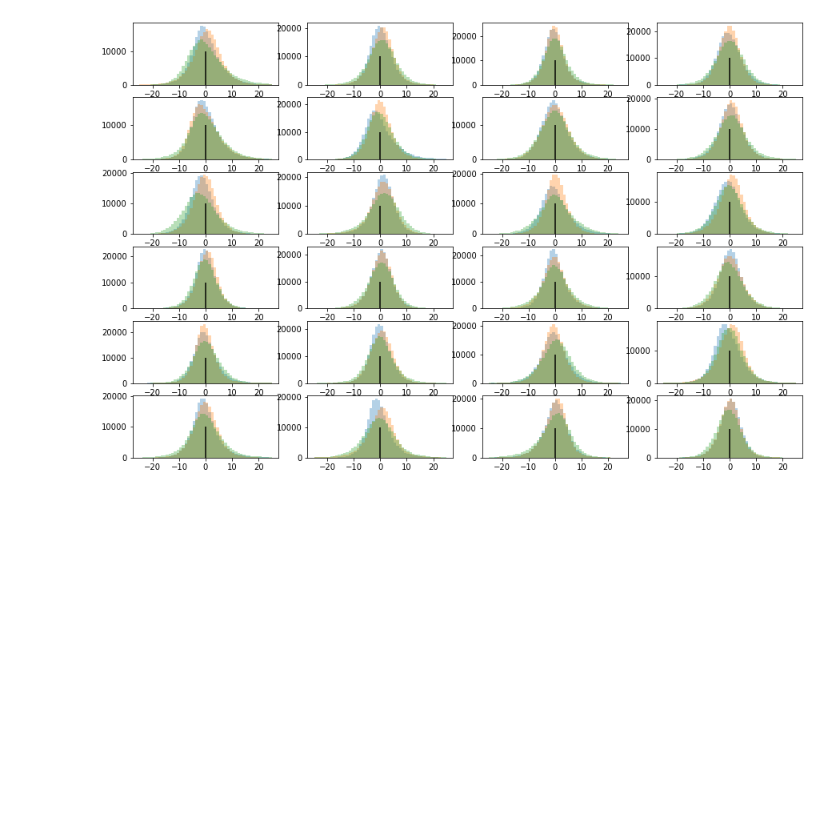
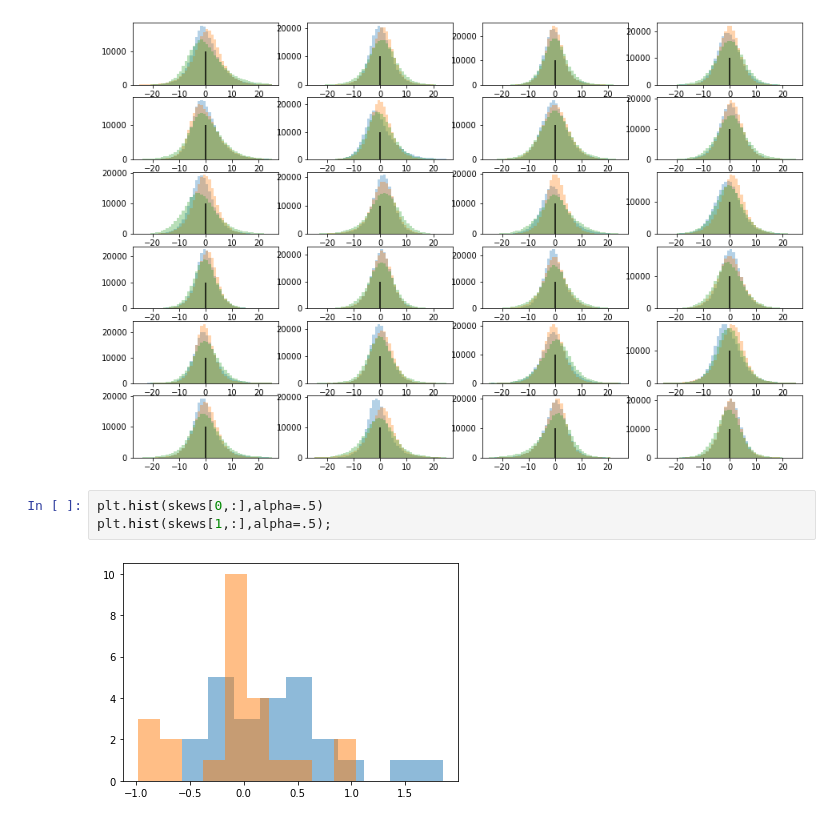
Before and after one commit to PibeChorro/Magic_fMRI, a Jupyter notebook: analysis/visualization/contrast_distribution_visualization.ipynb, the cells around one changed output. Cells and saved outputs as stored; diff of their text form; blank space fills up the shorter version.

```diff
--- a/analysis/visualization/contrast_distribution_visualization.ipynb
+++ b/analysis/visualization/contrast_distribution_visualization.ipynb
@@ -234,3 +197,8 @@ for s, sub in enumerate(subjects):
 #    print('sub-{:02} min value={}    max value={}'.format(s+1,con_data.min(),con_data.max()))
 # %% [output]
 [figure]
+# %%
+plt.hist(skews[0,:],alpha=.5)
+plt.hist(skews[1,:],alpha=.5);
+# %% [output]
+[figure, added]
```
Also changed, not shown: parts of 6 cells of this notebook, 1 other file.
